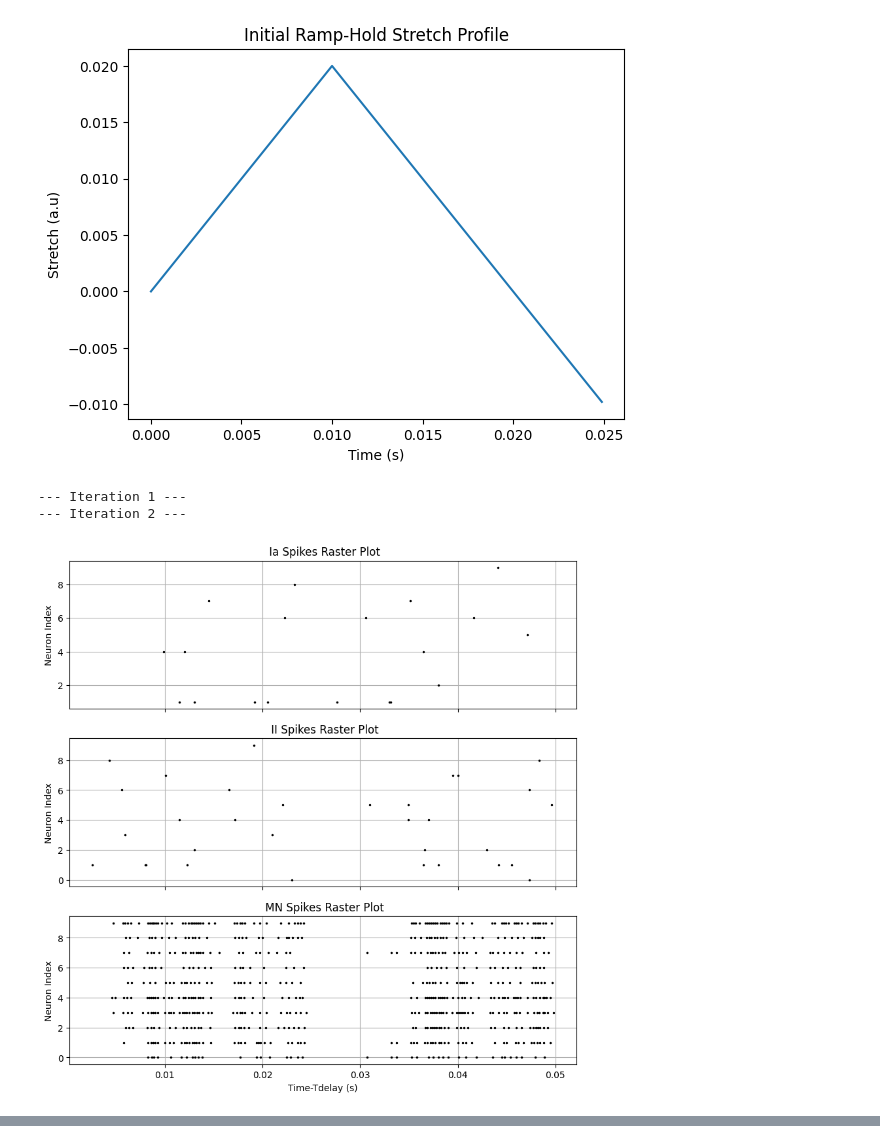
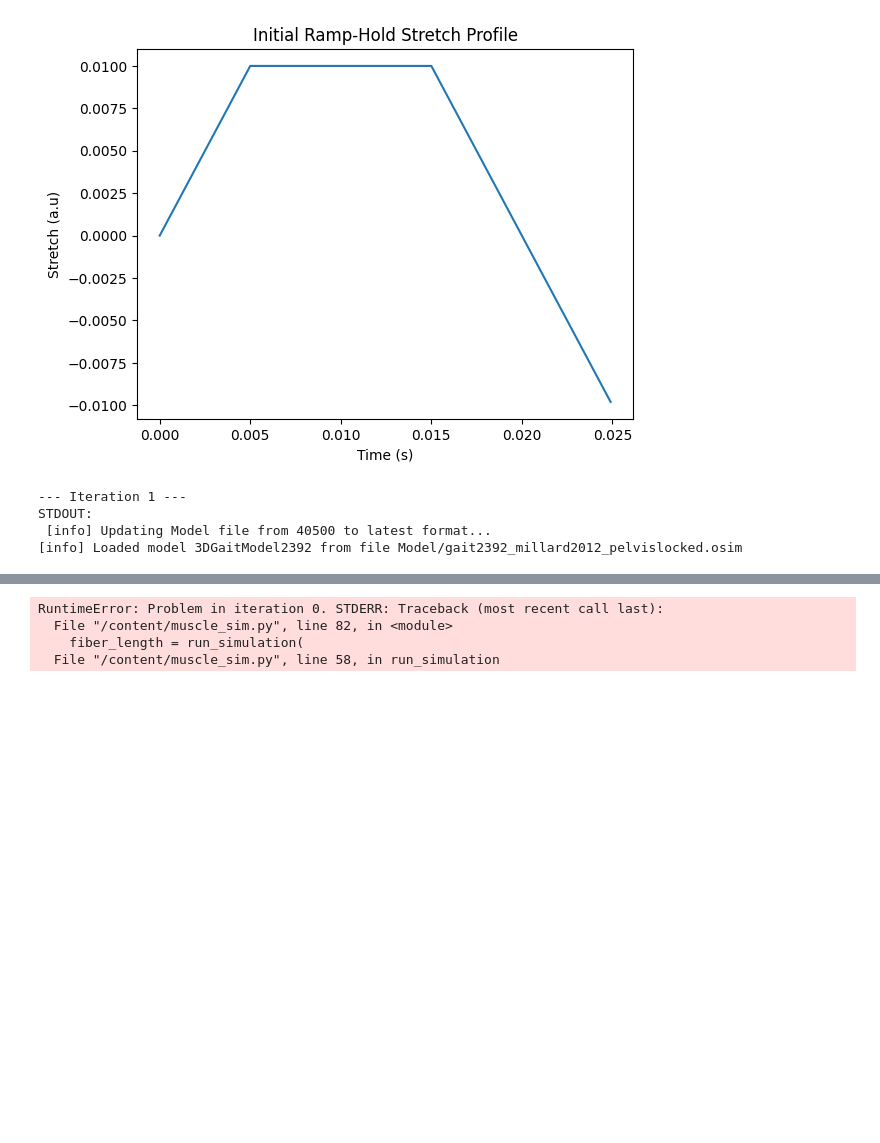
Before and after one commit to MathieuCharbonnier/Loop, a Jupyter notebook: Loop.ipynb, the cells around one changed output, grey strips where cells are left out. Cells and saved outputs as stored; diff of their text form; code cells hidden in the pictures; blank space fills up the shorter version.

```diff
--- a/Loop.ipynb
+++ b/Loop.ipynb
@@ -85,21 +85,25 @@ t_reaction = t_stretching_afferent + t_motoneuron_muscle
 n_loop=2
 dt = 0.1*ms
 
+p,w=0.4,500*uS
+neuron_population = {"Ia": 10, "II": 10, "exc": 10, "motor": 10}
+
+initial_values_decoding_spikes={i: {'u0': [0.0, 0.0], 'c0': [0.0, 0.0], 'P0':[0.0], 'a0':[0.0]} for i in range(neuron_population["motor"])}
+
+muscle_name = "iliacus_r"
+stretch, velocity = RampHold(t_reaction, dt, v=2, t_ramp=5*ms, t_hold=15*ms, plot=True)
+
 name_output_spikes = 'spikes.json'
 name_output_muscle='df_muscle.csv'
-
-neuron_population = {"Ia": 10, "II": 10, "exc": 10, "motor": 10}
-muscle_name = "iliacus_r"
-resting_length = 10*cm
-stretch, velocity = RampHold(t_reaction, dt, v=2, t_ramp=10*ms, t_hold=10*ms, plot=True)
-
 data_muscle = []
 data_spikes = {
     "Ia": defaultdict(list),
     "II": defaultdict(list),
     "MN": defaultdict(list)
 }
-current_length=resting_length/meter
+intermediate_state_opensim='state.sto'
+resting_length=None
+
 for j in range(n_loop):
 
     print(f"--- Iteration {j+1} ---")
@@ -108,8 +112,9 @@ for j in range(n_loop):
       for neuron_id, spikes in fiber_spikes.items():
         data_spikes[fiber_name][neuron_id].extend(spikes/second+j*t_reaction/second)
 
-    activations=decode_spikes_to_activation([value/second for key, value in spikes_all["MN"].items()], dt/second, t_reaction/second)
+    u,c,p,activations, final_values=decode_spikes_to_activation([value/second for key, value in spikes_all["MN"].items()], dt/second, t_reaction/second, initial_values_decoding_spikes)
     mean_activation = np.mean(activations, axis=0)
+    initial_values_decoding_spikes =final_values
 
     # Create temporary files for both input and output
     with tempfile.NamedTemporaryFile(suffix='.npy', delete=False) as input_tmp, \
@@ -119,52 +124,62 @@ for j in range(n_loop):
         output_path = output_tmp.name
         np.save(input_path, mean_activation)
 
-        # Run the script in the other environment, passing both file paths
-        process=subprocess.run([
+        # Set up continue_from and convert to string properly
+        continue_from = intermediate_state_opensim if j > 0 else ""
+
+        cmd = [
             'conda', 'run', '-n', 'opensim_env', 'python', 'muscle_sim.py',
             '--dt', str(dt/second),
             '--T', str(t_reaction/second),
             '--muscle', muscle_name,
-            '--L', str(current_length),
             '--input_file', input_path,
             '--output_file', output_path
-        ], capture_output=True, text=True)
+        ]
+        if j > 0:  # Only add continue_from after first iteration
+            cmd.extend(['--continue_from', continue_from])
 
-        #if process.stdout.strip():
-            #print("STDOUT:\n", process.stdout)
+        # Always add save_state
+        cmd.extend(['--save_state', intermediate_state_opensim])
+
+        # Run the process in the other environment
+        process = subprocess.run(cmd, capture_output=True, text=True)
+
+        if process.stdout.strip():
+            print("STDOUT:\n", process.stdout)
 
         if process.returncode == 0 and os.path.getsize(output_path) > 0:
-            fiber_length=np.load(output_path)
-            current_length=fiber_length[-1]
-            fiber_length=fiber_length[:-1]
-            stretch=fiber_length/(resting_length/meter)-1
+            fiber_length=np.load(output_path)[:-1]
+            if j == 0:
+              resting_length=fiber_length[0]
+            stretch=fiber_length/resting_length-1
 
             # Create batch data dictionary
             batch_data_muscle = {
               **{f'activation_{i}': activations[i] for i in range(neuron_population['motor'])},
               'activation_mean': mean_activation,
               'fiber_length': fiber_length,
               'stretch': stretch,
               'velocity': np.gradient(stretch)
             }
             data_muscle.append(pd.DataFrame(batch_data_muscle))
         else:
           raise RuntimeError(f'Problem in iteration {j}. STDERR: {process.stderr}')
 
         # Clean up temporary files
         os.unlink(input_path)
         os.unlink(output_path)
 
 df_muscle = pd.concat(data_muscle)
 df_muscle['Time']=np.arange(0, len(df_muscle)*dt, dt)
 df_muscle.to_csv(name_output_muscle, index=False)
 
 with open(name_output_spikes, "w") as f:
     json.dump(data_spikes, f, indent=4)
 
 plot_times_series(name_output_spikes, name_output_muscle)
 # %% [output]
-[figure, old version]
+[figure, new version]
 --- Iteration 1 ---
---- Iteration 2 ---
+STDOUT:
+ [info] Updating Model file from 40500 to latest format...
+[info] Loaded model 3DGaitModel2392 from file Model/gait2392_millard2012_pelvislocked.osim
-[figure, removed]
@@ -172,0 +186,4 @@ plot_times_series(name_output_spikes, name_output_muscle)
+RuntimeError: Problem in iteration 0. STDERR: Traceback (most recent call last):
+  File "/content/muscle_sim.py", line 82, in <module>
+    fiber_length = run_simulation(
+  File "/content/muscle_sim.py", line 58, in run_simulation
```
Also changed, not shown: parts of 1 cell of this notebook.
